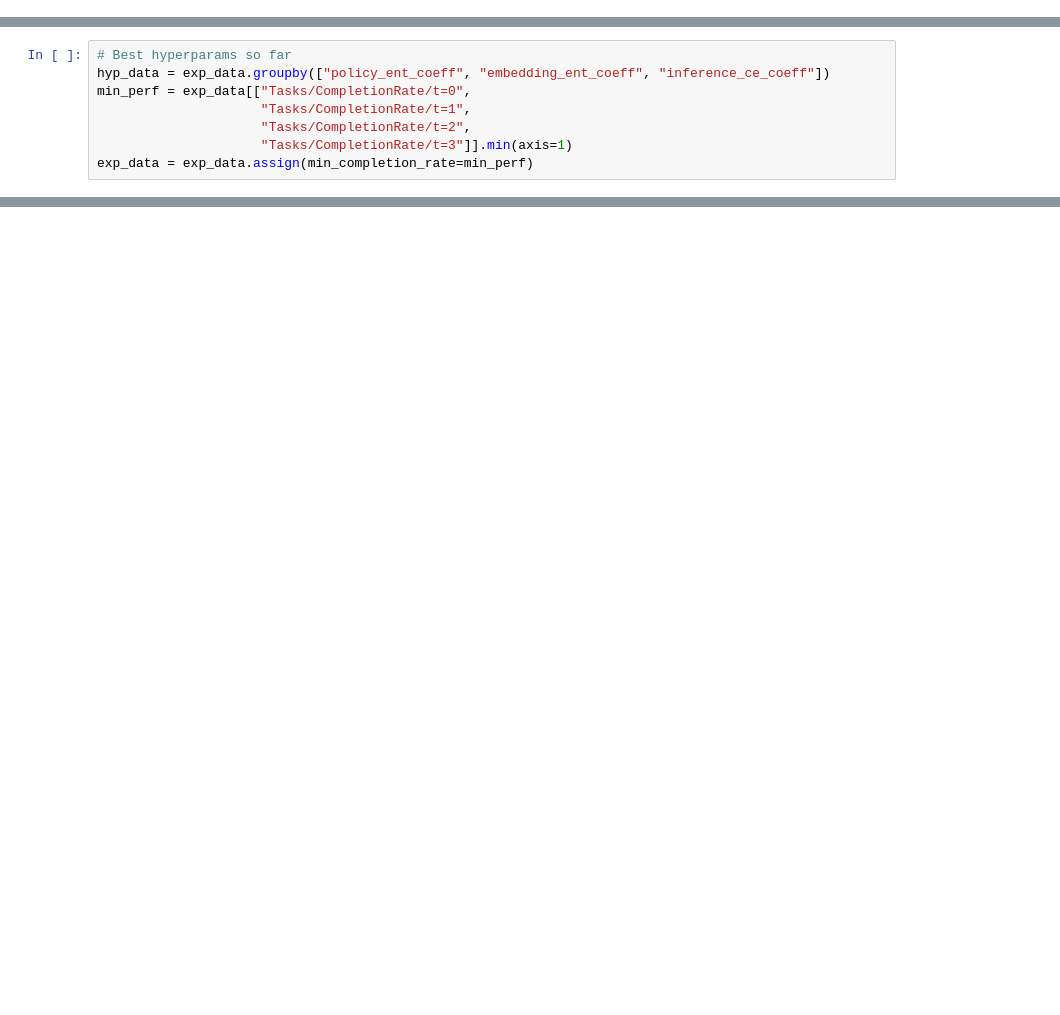
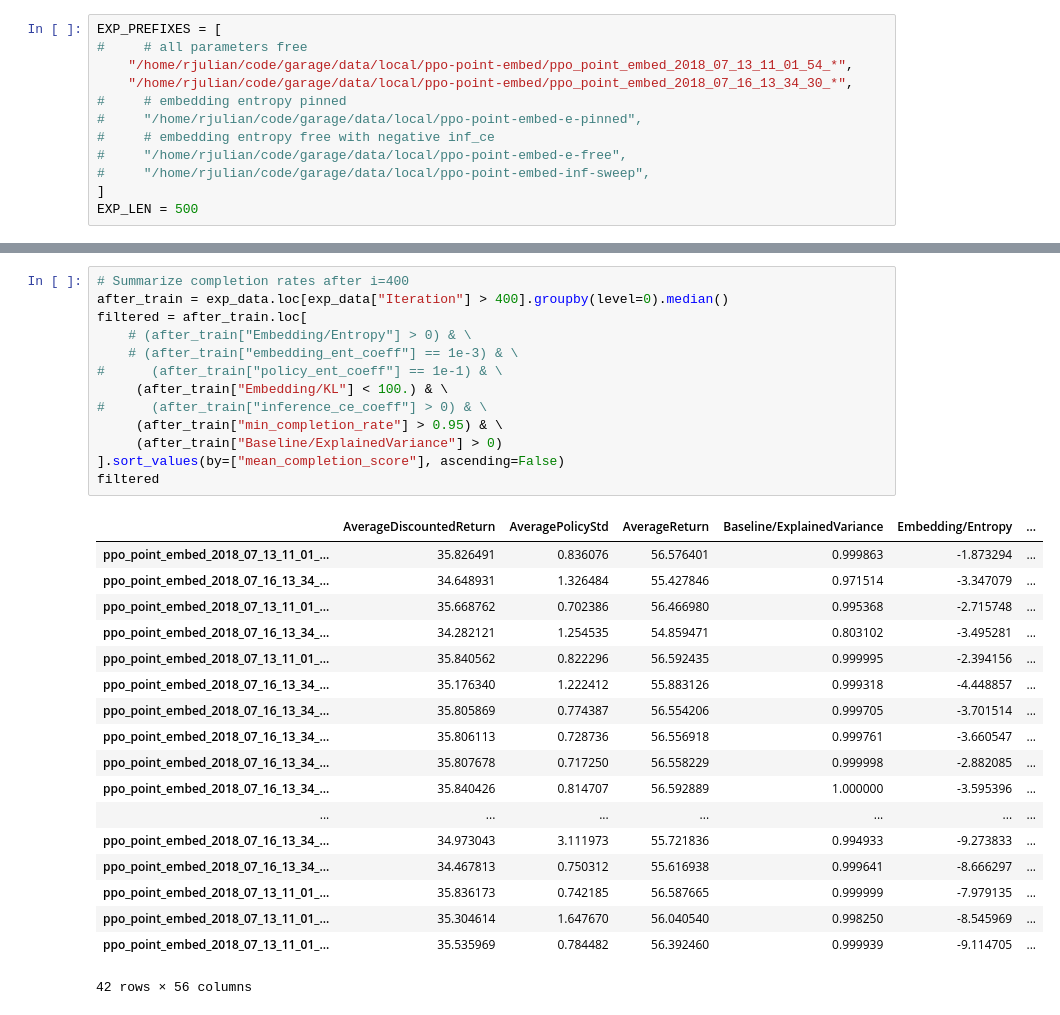
Before and after one commit to ryanjulian/embed2learn, a Jupyter notebook: notebooks/point_hyperopt.ipynb, the cells around one changed output, grey strips where cells are left out. Cells and saved outputs as stored; diff of their text form; blank space fills up the shorter version.

Commit message:
Tools for hyperparameter optimization
Also includes tuned constants for PointEnv

```diff
--- a/notebooks/point_hyperopt.ipynb
+++ b/notebooks/point_hyperopt.ipynb
@@ -18,3 +25,15 @@ EXP_LEN = 500
+# %%
+EXP_PREFIXES = [
+#     # all parameters free
+    "/home/rjulian/code/garage/data/local/ppo-point-embed/ppo_point_embed_2018_07_13_11_01_54_*",
+    "/home/rjulian/code/garage/data/local/ppo-point-embed/ppo_point_embed_2018_07_16_13_34_30_*",
+#     # embedding entropy pinned
+#     "/home/rjulian/code/garage/data/local/ppo-point-embed-e-pinned",
+#     # embedding entropy free with negative inf_ce
+#     "/home/rjulian/code/garage/data/local/ppo-point-embed-e-free",
+#     "/home/rjulian/code/garage/data/local/ppo-point-embed-inf-sweep",
+]
+EXP_LEN = 500
 # %%
 # Find and load experiments
 experiments = {}
@@ -75,8 +105,0 @@ Counter({1e-07: 41, 1e-06: 41, 0.1: 40, 1: 40, 2: 40, 1e-05: 40, 0.0001: 40, 0.0
-# %%
-# Best hyperparams so far
-hyp_data = exp_data.groupby(["policy_ent_coeff", "embedding_ent_coeff", "inference_ce_coeff"])
-min_perf = exp_data[["Tasks/CompletionRate/t=0",
-                     "Tasks/CompletionRate/t=1",
-                     "Tasks/CompletionRate/t=2",
-                     "Tasks/CompletionRate/t=3"]].min(axis=1)
-exp_data = exp_data.assign(min_completion_rate=min_perf)
@@ -113,2 +210,34 @@ filtered.sort_values(by="min_completion_rate", ascending=False)
+# %%
+# Summarize completion rates after i=400
+after_train = exp_data.loc[exp_data["Iteration"] > 400].groupby(level=0).median()
+filtered = after_train.loc[
+    # (after_train["Embedding/Entropy"] > 0) & \
+    # (after_train["embedding_ent_coeff"] == 1e-3) & \
+#      (after_train["policy_ent_coeff"] == 1e-1) & \
+     (after_train["Embedding/KL"] < 100.) & \
+#      (after_train["inference_ce_coeff"] > 0) & \
+     (after_train["min_completion_rate"] > 0.95) & \
+     (after_train["Baseline/ExplainedVariance"] > 0)
+].sort_values(by=["mean_completion_score"], ascending=False)
+filtered
+# %% [output]
+|  | AverageDiscountedReturn | AveragePolicyStd | AverageReturn | Baseline/ExplainedVariance | Embedding/Entropy | ... |
+| ppo_point_embed_2018_07_13_11_01_... | 35.826491 | 0.836076 | 56.576401 | 0.999863 | -1.873294 | ... |
+| ppo_point_embed_2018_07_16_13_34_... | 34.648931 | 1.326484 | 55.427846 | 0.971514 | -3.347079 | ... |
+| ppo_point_embed_2018_07_13_11_01_... | 35.668762 | 0.702386 | 56.466980 | 0.995368 | -2.715748 | ... |
+| ppo_point_embed_2018_07_16_13_34_... | 34.282121 | 1.254535 | 54.859471 | 0.803102 | -3.495281 | ... |
+| ppo_point_embed_2018_07_13_11_01_... | 35.840562 | 0.822296 | 56.592435 | 0.999995 | -2.394156 | ... |
+| ppo_point_embed_2018_07_16_13_34_... | 35.176340 | 1.222412 | 55.883126 | 0.999318 | -4.448857 | ... |
+| ppo_point_embed_2018_07_16_13_34_... | 35.805869 | 0.774387 | 56.554206 | 0.999705 | -3.701514 | ... |
+| ppo_point_embed_2018_07_16_13_34_... | 35.806113 | 0.728736 | 56.556918 | 0.999761 | -3.660547 | ... |
+| ppo_point_embed_2018_07_16_13_34_... | 35.807678 | 0.717250 | 56.558229 | 0.999998 | -2.882085 | ... |
+| ppo_point_embed_2018_07_16_13_34_... | 35.840426 | 0.814707 | 56.592889 | 1.000000 | -3.595396 | ... |
+| ... | ... | ... | ... | ... | ... | ... |
+| ppo_point_embed_2018_07_16_13_34_... | 34.973043 | 3.111973 | 55.721836 | 0.994933 | -9.273833 | ... |
+| ppo_point_embed_2018_07_16_13_34_... | 34.467813 | 0.750312 | 55.616938 | 0.999641 | -8.666297 | ... |
+| ppo_point_embed_2018_07_13_11_01_... | 35.836173 | 0.742185 | 56.587665 | 0.999999 | -7.979135 | ... |
+| ppo_point_embed_2018_07_13_11_01_... | 35.304614 | 1.647670 | 56.040540 | 0.998250 | -8.545969 | ... |
+| ppo_point_embed_2018_07_13_11_01_... | 35.535969 | 0.784482 | 56.392460 | 0.999939 | -9.114705 | ... |
+42 rows × 56 columns
 # %%
 # Filter exp_data for complete/non-degenerate coeffs
```
Also changed, not shown: parts of 11 cells of this notebook, 3 other files.
